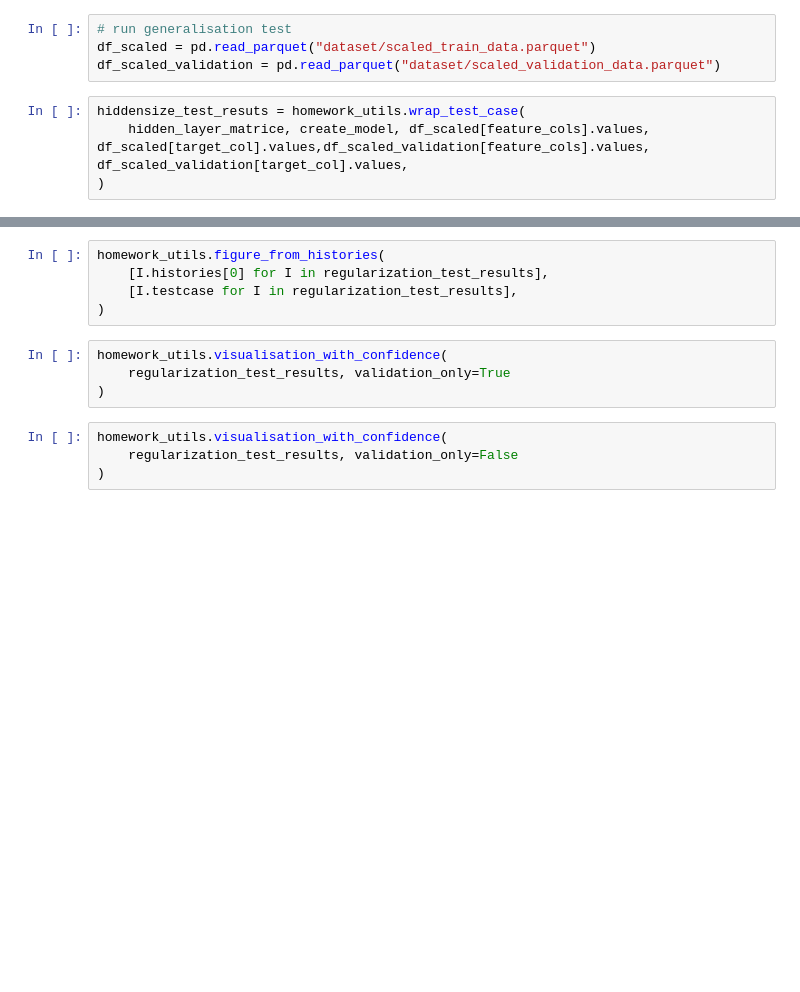
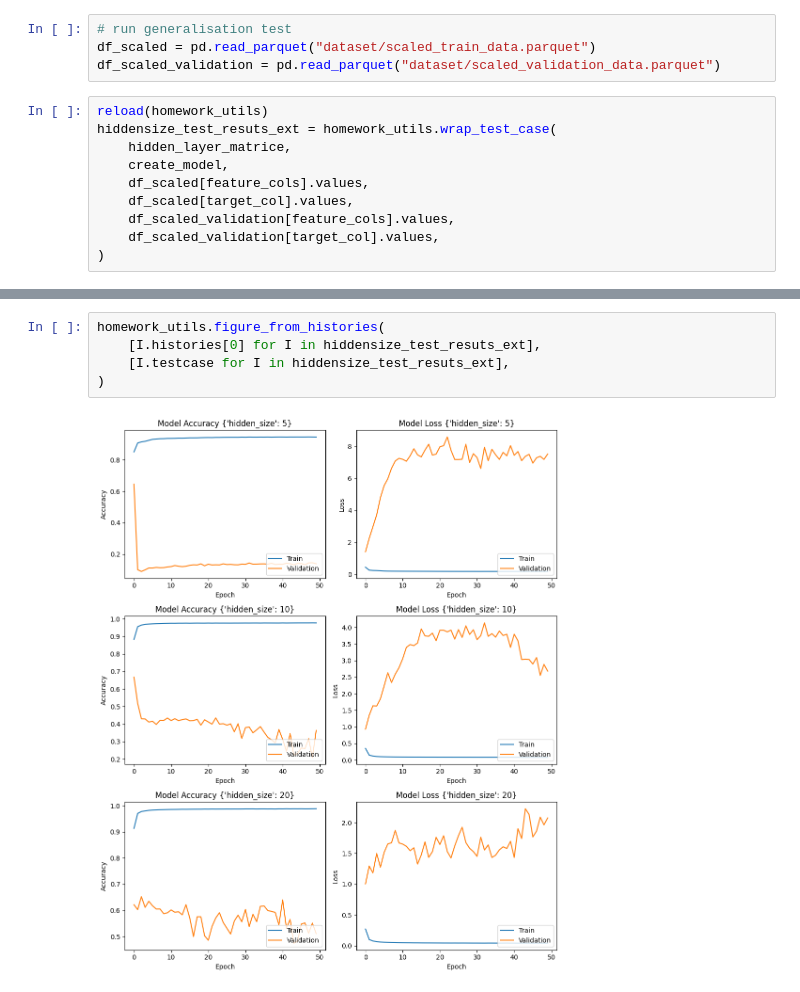
Before and after one commit to OnionKiller/AI_Homework_HAR-PUC-Rio, a Jupyter notebook: training.ipynb, the cells around one changed output, grey strips where cells are left out. Cells and saved outputs as stored; diff of their text form; blank space fills up the shorter version.

Commit message:
chore: rerun notebook with external validation data, to test generalisation power (it fails miserably)

```diff
--- a/training.ipynb
+++ b/training.ipynb
@@ -256,7 +252,13 @@ homework_utils.visualisation_with_confidence(
 df_scaled = pd.read_parquet("dataset/scaled_train_data.parquet")
 df_scaled_validation = pd.read_parquet("dataset/scaled_validation_data.parquet")
 # %%
-hiddensize_test_resuts = homework_utils.wrap_test_case(
-    hidden_layer_matrice, create_model, df_scaled[feature_cols].values, df_scaled[target_col].values,df_scaled_validation[feature_cols].values, df_scaled_validation[target_col].values,
+reload(homework_utils)
+hiddensize_test_resuts_ext = homework_utils.wrap_test_case(
+    hidden_layer_matrice,
+    create_model,
+    df_scaled[feature_cols].values,
+    df_scaled[target_col].values,
+    df_scaled_validation[feature_cols].values,
+    df_scaled_validation[target_col].values,
 )
 # %% [output]
@@ -269,13 +291,7 @@ for result in regularization_test_results:
 # %%
 homework_utils.figure_from_histories(
-    [I.histories[0] for I in regularization_test_results],
-    [I.testcase for I in regularization_test_results],
+    [I.histories[0] for I in hiddensize_test_resuts_ext],
+    [I.testcase for I in hiddensize_test_resuts_ext],
 )
+# %% [output]
+[figure, added]
-# %%
-homework_utils.visualisation_with_confidence(
-    regularization_test_results, validation_only=True
-)
-# %%
-homework_utils.visualisation_with_confidence(
-    regularization_test_results, validation_only=False
-)
```
Also changed, not shown: parts of 20 cells of this notebook, 1 other file.
